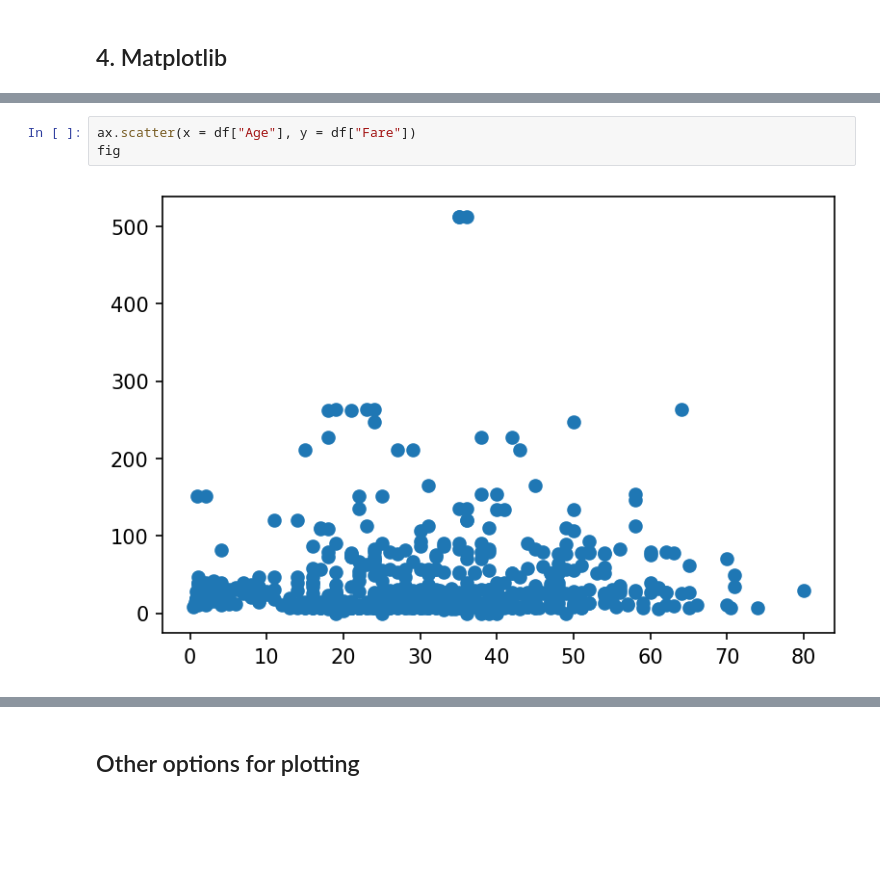
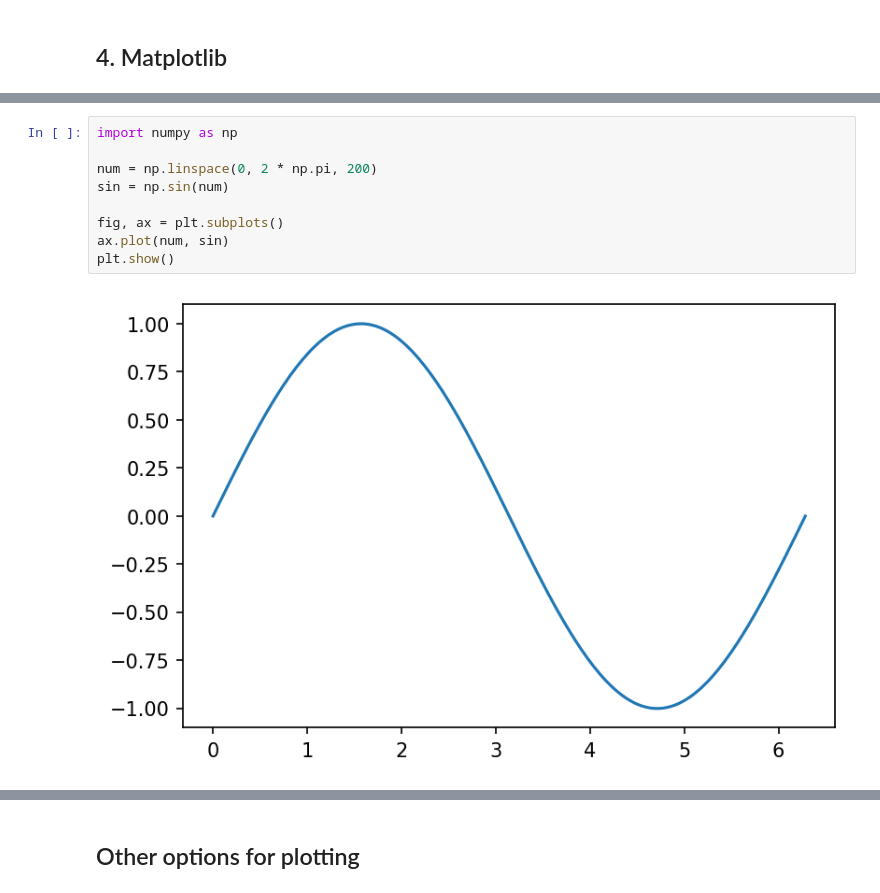
Before and after one commit to vukasin-viskovic/idsss, a Jupyter notebook: session_004.ipynb, the cells around one changed output, grey strips where cells are left out. Cells and saved outputs as stored; diff of their text form; blank space fills up the shorter version.

```diff
--- a/session_004.ipynb
+++ b/session_004.ipynb
@@ -99,8 +101,14 @@ fig, ax = plt.subplots(facecolor = 'white')
 plt.show()
 # %% [output]
 [figure]
-# %%
-ax.scatter(x = df["Age"], y = df["Fare"])
-fig
-# %% [output]
-[figure, removed]
+# %%
+import numpy as np
+
+num = np.linspace(0, 2 * np.pi, 200)
+sin = np.sin(num)
+
+fig, ax = plt.subplots()
+ax.plot(num, sin)
+plt.show()
+# %% [output]
+[figure, added]
```
Also changed, not shown: parts of 19 cells of this notebook, 12 other files.
